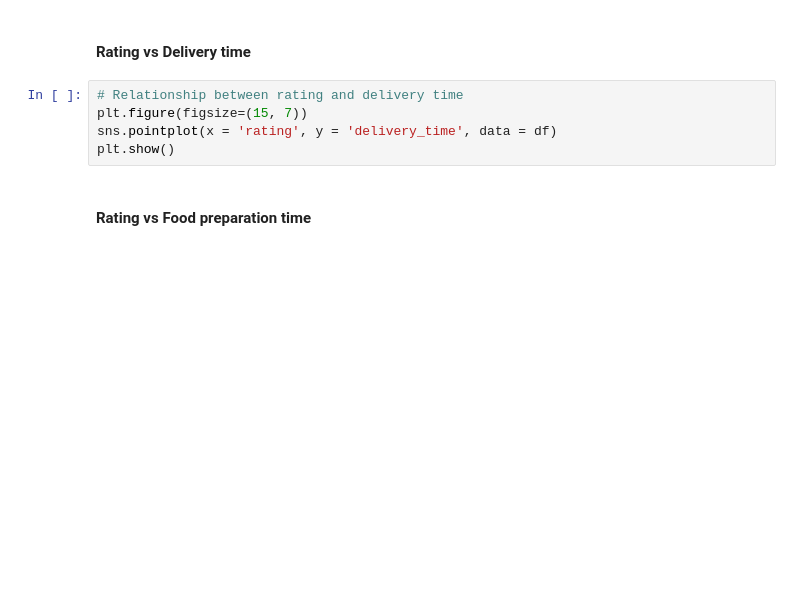
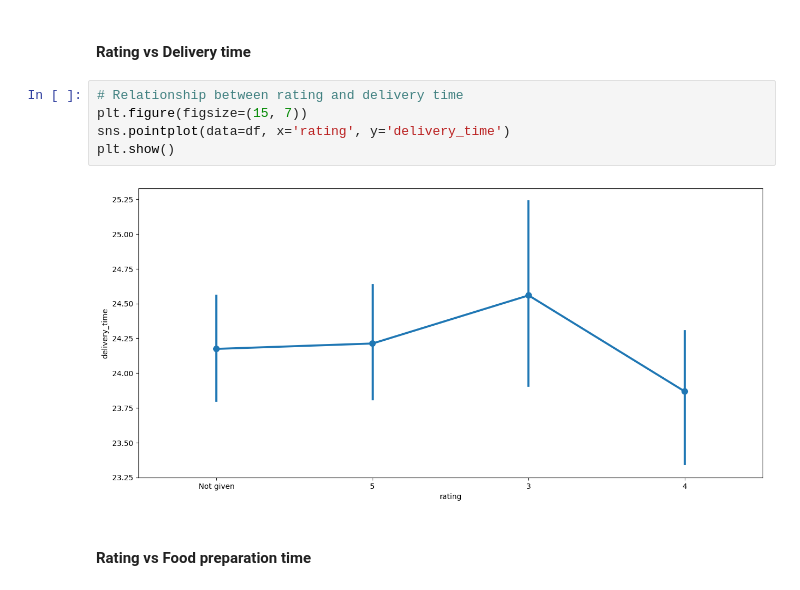
Before and after one commit to HelimaBass/Content_Drive, a Jupyter notebook: FDS_Project_LearnerNotebook_LowCode_MyWork.ipynb, the cells around one changed output. Saved outputs shown, nothing was run; the diff lists cells and outputs as text; blank space fills up the shorter version.

```diff
--- a/FDS_Project_LearnerNotebook_LowCode_MyWork.ipynb
+++ b/FDS_Project_LearnerNotebook_LowCode_MyWork.ipynb
@@ -363,8 +382,10 @@ df.groupby(['restaurant_name'])['cost_of_the_order'].sum().sort_values(ascending
 # %%
 # Relationship between rating and delivery time
 plt.figure(figsize=(15, 7))
-sns.pointplot(x = 'rating', y = 'delivery_time', data = df)
+sns.pointplot(data=df, x='rating', y='delivery_time')
 plt.show()
+# %% [output]
+[figure, added]
 # %% [markdown]
 #### Rating vs Food preparation time
 # %%
```
Also changed, not shown: parts of 14 cells of this notebook.
